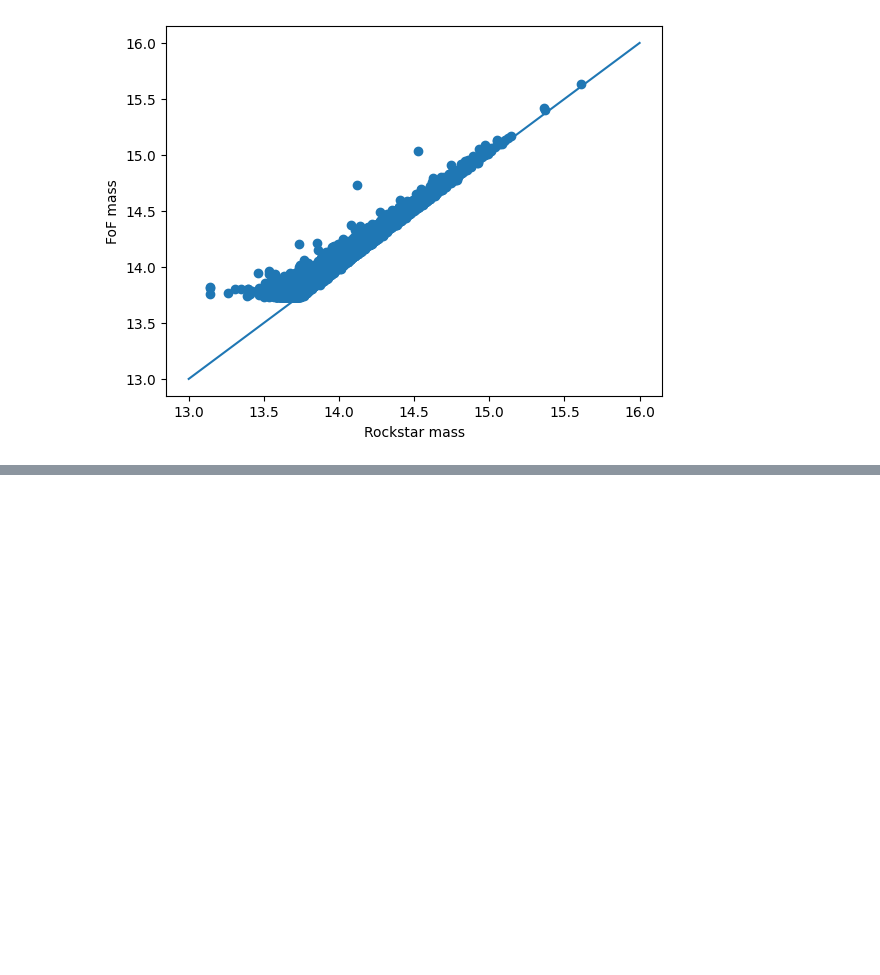
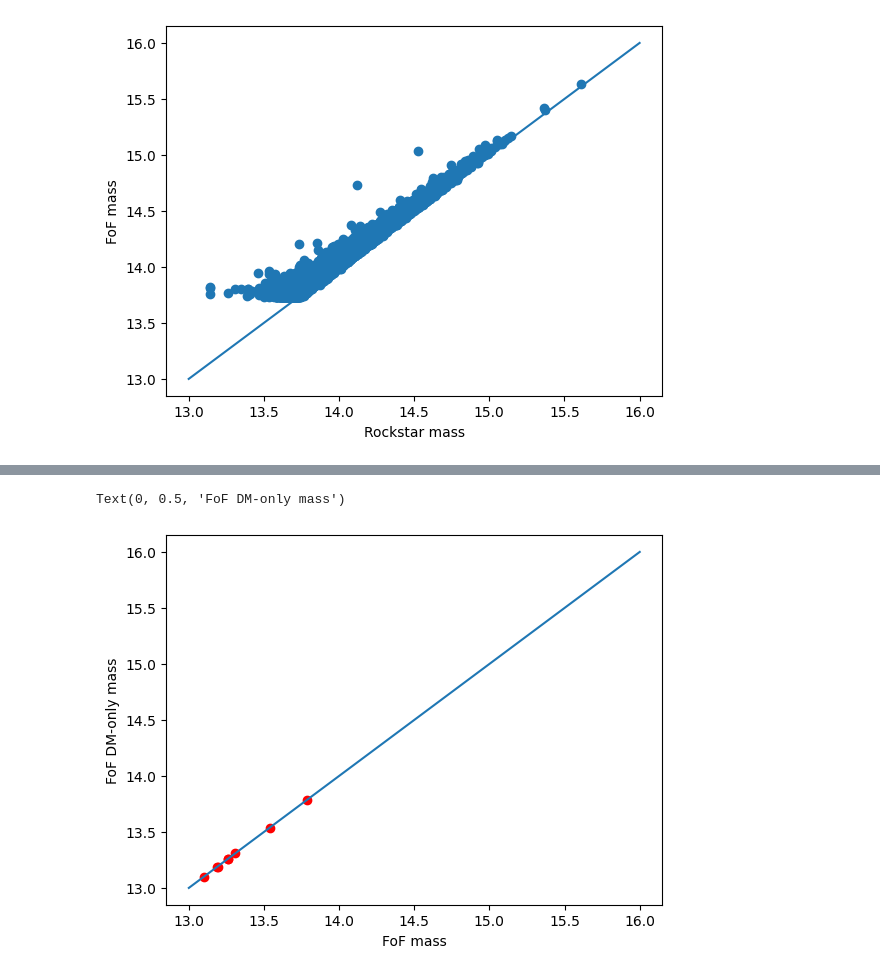
Before and after one commit to Martindelosrios/ROGER2, a Jupyter notebook: codes/mass_comparison.ipynb, the cells around one changed output, grey strips where cells are left out. Cells and saved outputs as stored; diff of their text form; code cells hidden in the pictures; blank space fills up the shorter version.

```diff
--- a/codes/mass_comparison.ipynb
+++ b/codes/mass_comparison.ipynb
@@ -183,0 +221,20 @@ plt.savefig('mass_comparison.pdf')
+# %%
+f = h5py.File(f_catalog, 'r')
+
+fof_pos = f['Group/GroupPos'][()] / 1e3
+fof_mass = f['Group/GroupMass'][()] * 1e10
+
+ind = np.where(np.log10(fof_mass) > 13)[0]
+
+fof_pos = fof_pos[ind]
+fof_mass = fof_mass[ind]
+# %%
+f_dm = h5py.File(f_catalog_dm, 'r')
+
+fof_dm_pos = f['Group/GroupPos'][()] / 1e3
+fof_dm_mass = f['Group/GroupMass'][()] * 1e10
+
+ind_dm = np.where(np.log10(fof_mass) > 13)[0]
+
+fof_dm_pos = fof_dm_pos[ind_dm]
+fof_dm_mass = fof_dm_mass[ind_dm]
@@ -183,0 +326,10 @@ plt.savefig('mass_comparison.pdf')
+# %%
+plt.scatter(np.log10(fof_mass[mask_fof]), np.log10(fof_dm_mass[mask_fof_dm]), color = 'red')
+plt.plot([13,16],[13,16])
+
+
+plt.xlabel('FoF mass')
+plt.ylabel('FoF DM-only mass')
+# %% [output]
+Text(0, 0.5, 'FoF DM-only mass')
+[figure, added]
```
Also changed, not shown: parts of 15 cells of this notebook, 2 other files.
